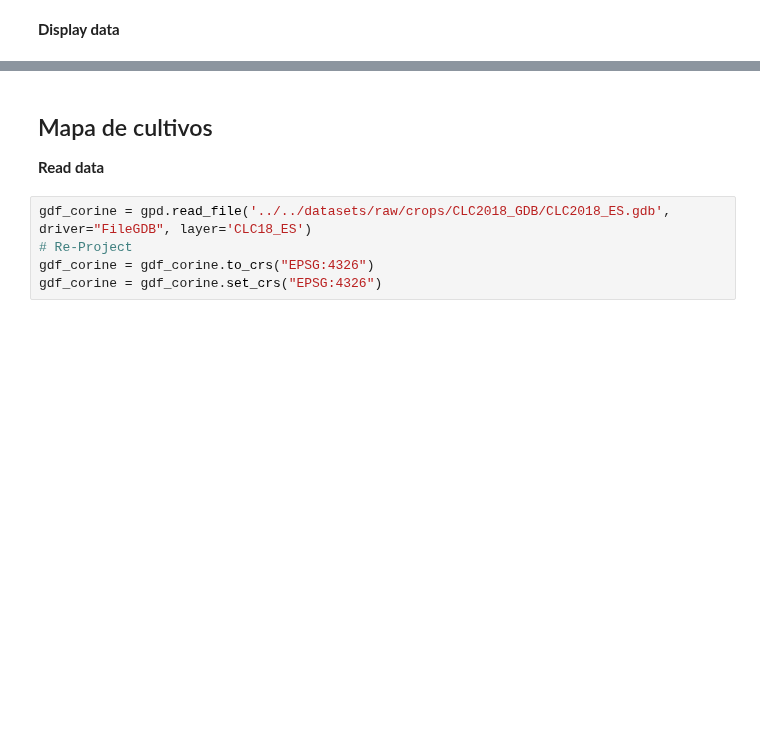
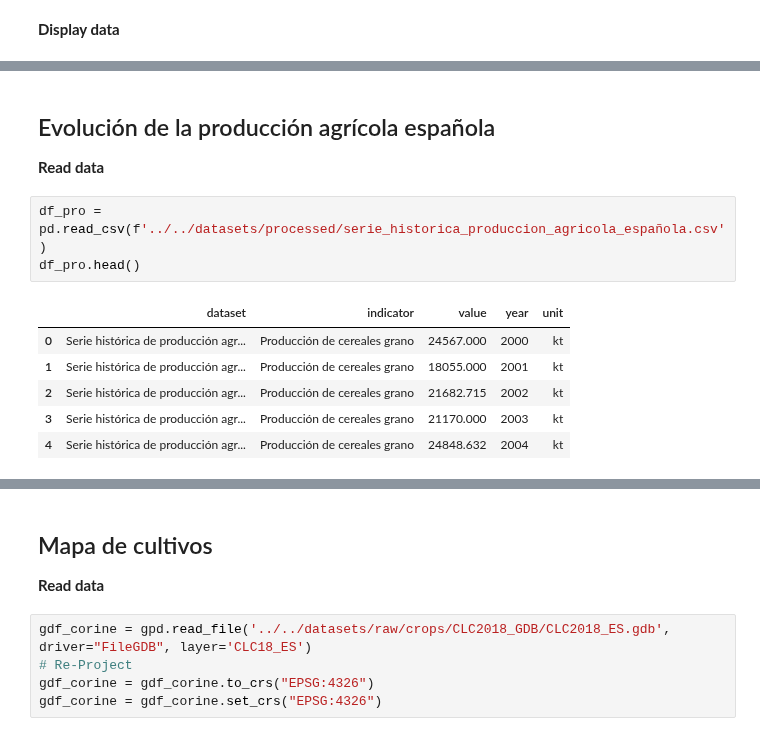
Before and after one commit to Vizzuality/ecf-agricultural-climate-impact, a Jupyter notebook: data/notebooks/Lab/04_Data_Demo.ipynb, the cells around one changed output, grey strips where cells are left out. Saved outputs shown, nothing was run; the diff lists cells and outputs as text; blank space fills up the shorter version.

```diff
--- a/data/notebooks/Lab/04_Data_Demo.ipynb
+++ b/data/notebooks/Lab/04_Data_Demo.ipynb
@@ -378,3 +378,16 @@ ax.set_ylabel('Emisiones (MtCO₂e)')
 # %% [output]
 Text(0, 0.5, 'Emisiones (MtCO₂e)')
 [figure]
+# %% [markdown]
+## Evolución de la producción agrícola española
+**Read data**
+# %%
+df_pro = pd.read_csv(f'../../datasets/processed/serie_historica_produccion_agricola_española.csv')
+df_pro.head()
+# %% [output]
+|  | dataset | indicator | value | year | unit |
+| 0 | Serie histórica de producción agr... | Producción de cereales grano | 24567.000 | 2000 | kt |
+| 1 | Serie histórica de producción agr... | Producción de cereales grano | 18055.000 | 2001 | kt |
+| 2 | Serie histórica de producción agr... | Producción de cereales grano | 21682.715 | 2002 | kt |
+| 3 | Serie histórica de producción agr... | Producción de cereales grano | 21170.000 | 2003 | kt |
+| 4 | Serie histórica de producción agr... | Producción de cereales grano | 24848.632 | 2004 | kt |
```
Also changed, not shown: parts of 5 cells of this notebook, 2 other files.
